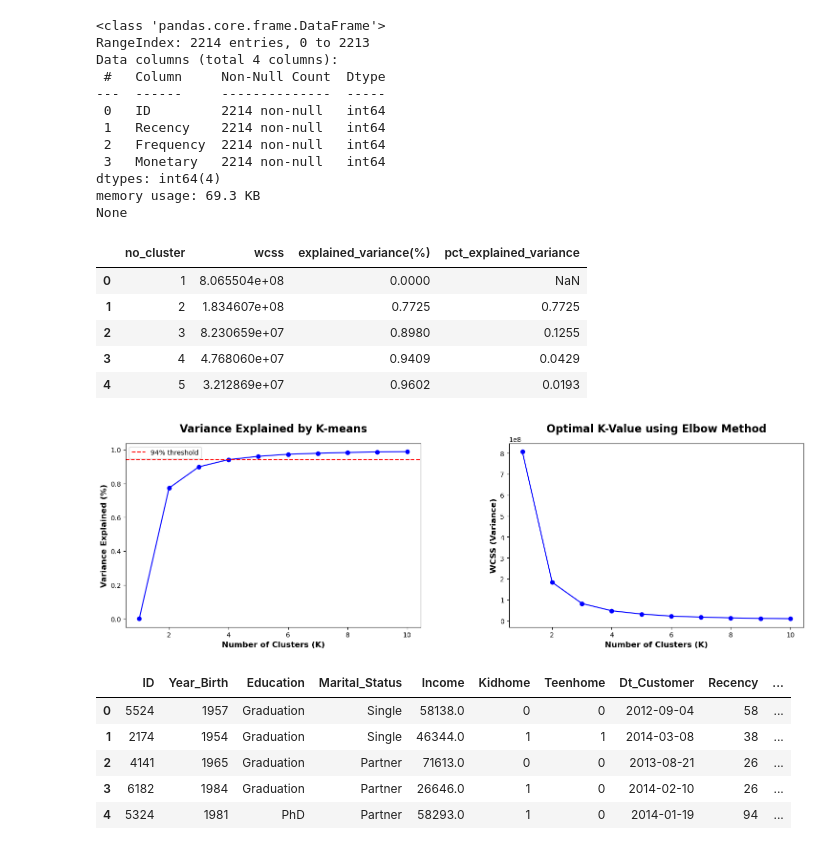
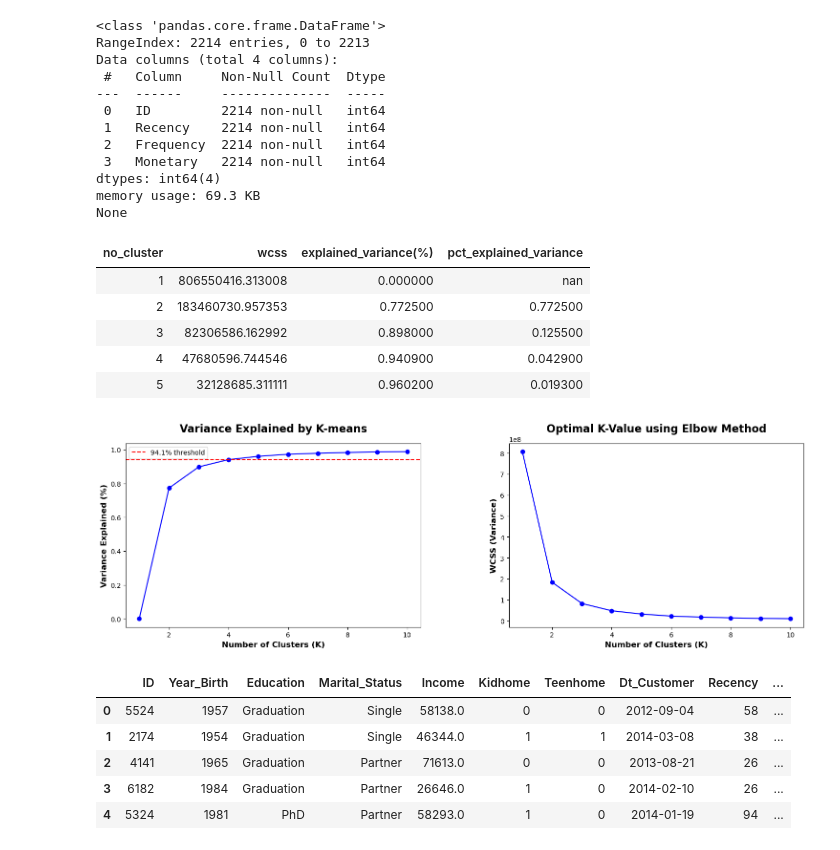
Before and after one commit to annugit1655/Customer-Behaviour-Analysis-with-CLTV, a Jupyter notebook: notebooks/02-RFM-Segmentation.ipynb, the cells around one changed output. Drawn from its saved outputs; the diff is of its cells as text; code cells hidden in the pictures.

```diff
--- a/notebooks/02-RFM-Segmentation.ipynb
+++ b/notebooks/02-RFM-Segmentation.ipynb
@@ -64,7 +67,7 @@ for file in data_path.rglob('*.csv'):
 # %%
 display_md("**Loading Raw Dataset...**")
 try:
-    processed_df = pd.read_csv(files[0])
+    processed_df = pd.read_csv(data_path.joinpath("processed_data.csv"))
 
     # standardize the column names
     processed_df.columns = processed_df.columns.str.strip().str.replace(" ", "_").str.replace(".", "_")
@@ -73,9 +76,12 @@ try:
     customer_data = processed_df.copy()
 
     # Conversion of 'Dt_Customer' into datetime
-    #customer_data['Dt_Customer'] = pd.to_datetime(customer_data['Dt_Customer'], format='%d-%m-%Y', dayfirst=True)
+    customer_data['Dt_Customer'] = pd.to_datetime(customer_data['Dt_Customer'], format='%Y-%m-%d')
+    missing_value = customer_data.isnull().sum().sum()
     display_md(f"**Dataset Shape : {customer_data.shape}**")
     display_md(f"**Number of duplicate rows in dataset : {customer_data.duplicated().sum()}**")
+    display_md(f"**Missing Values : {missing_value}**")
+    display(customer_data.head())
 
 except Exception as e:
     print(f"Error raised while loading file : {e}")
@@ -202,49 +200,50 @@ wcss = []                           # Within-Cluster-Sum-of-Squares (WCSS)
 explained_variance = []
 n_cluster = []
 for k in range(1, 11):
-    kmeans = KMeans(n_clusters=k, random_state=42)
-    kmeans.fit(rfm)
-    inertia = kmeans.inertia_
+    kmeans_elw = KMeans(n_clusters=k, random_state=42)
+    kmeans_elw.fit(rfm)
+    inertia = kmeans_elw.inertia_
     wcss.append(inertia)
     bcss = total_variance - inertia      # between-cluster sum of squares
     explained_variance.append(bcss / total_variance)
     n_cluster.append(k)
 
 # create dataframe
 cluster_dfs = pd.DataFrame([], columns=['no_cluster', 'wcss', 'explained_variance(%)'])
 cluster_dfs['no_cluster'] = n_cluster
 cluster_dfs['wcss'] = wcss
 cluster_dfs['explained_variance(%)'] = explained_variance
 cluster_dfs['explained_variance(%)'] = cluster_dfs['explained_variance(%)'].map(lambda x: f'{x:.4f}').astype('float')
 cluster_dfs = cluster_dfs.assign(pct_explained_variance=cluster_dfs['explained_variance(%)'].diff())
-display(cluster_dfs.head())
+display(cluster_dfs.head().style.hide(axis='index'))
 
 # plot
 fig, ax = plt.subplots(1, 2, figsize=(15, 5))
 # plot no. of clusters with variance explained
+value = cluster_dfs.loc[cluster_dfs['no_cluster']==4, 'explained_variance(%)'].iloc[0]
 ax[0].plot(range(1, 11), explained_variance, 'bo-')
-ax[0].axhline(y=0.94, color='r', ls='--', label='94% threshold')
+ax[0].axhline(y=value, color='r', ls='--', label=f'{value:.1%} threshold')
 ax[0].set_xlabel('Number of Clusters (K)', fontsize=12, fontweight='bold')
 ax[0].set_ylabel('Variance Explained (%)', fontsize=12, fontweight='bold')
 ax[0].set_title('Variance Explained by K-means', fontsize=16, fontweight='bold', y=1.04)
 ax[0].legend()
 
 # plot no. of clusters with elbow method
 ax[1].plot(range(1, 11), wcss, 'bo-')
 ax[1].set_xlabel('Number of Clusters (K)', fontsize=12, fontweight='bold')
 ax[1].set_ylabel('WCSS (Variance)', fontsize=12, fontweight='bold')
 ax[1].set_title('Optimal K-Value using Elbow Method', fontsize=16, fontweight='bold', y=1.04)
 
 plt.tight_layout()
 plt.subplots_adjust(wspace=0.3, hspace=0.3)
 plt.show()
 # %% [output]
-|  | no_cluster | wcss | explained_variance(%) | pct_explained_variance |
-| 0 | 1 | 8.065504e+08 | 0.0000 | NaN |
-| 1 | 2 | 1.834607e+08 | 0.7725 | 0.7725 |
-| 2 | 3 | 8.230659e+07 | 0.8980 | 0.1255 |
-| 3 | 4 | 4.768060e+07 | 0.9409 | 0.0429 |
-| 4 | 5 | 3.212869e+07 | 0.9602 | 0.0193 |
+| no_cluster | wcss | explained_variance(%) | pct_explained_variance |
+| 1 | 806550416.313008 | 0.000000 | nan |
+| 2 | 183460730.957353 | 0.772500 | 0.772500 |
+| 3 | 82306586.162992 | 0.898000 | 0.125500 |
+| 4 | 47680596.744546 | 0.940900 | 0.042900 |
+| 5 | 32128685.311111 | 0.960200 | 0.019300 |
 [figure]
 # %%
 # will choose the smallest k that explains at least 94% of the variance, which is k=4
```
Also changed, not shown: parts of 25 cells of this notebook, 5 other files.
